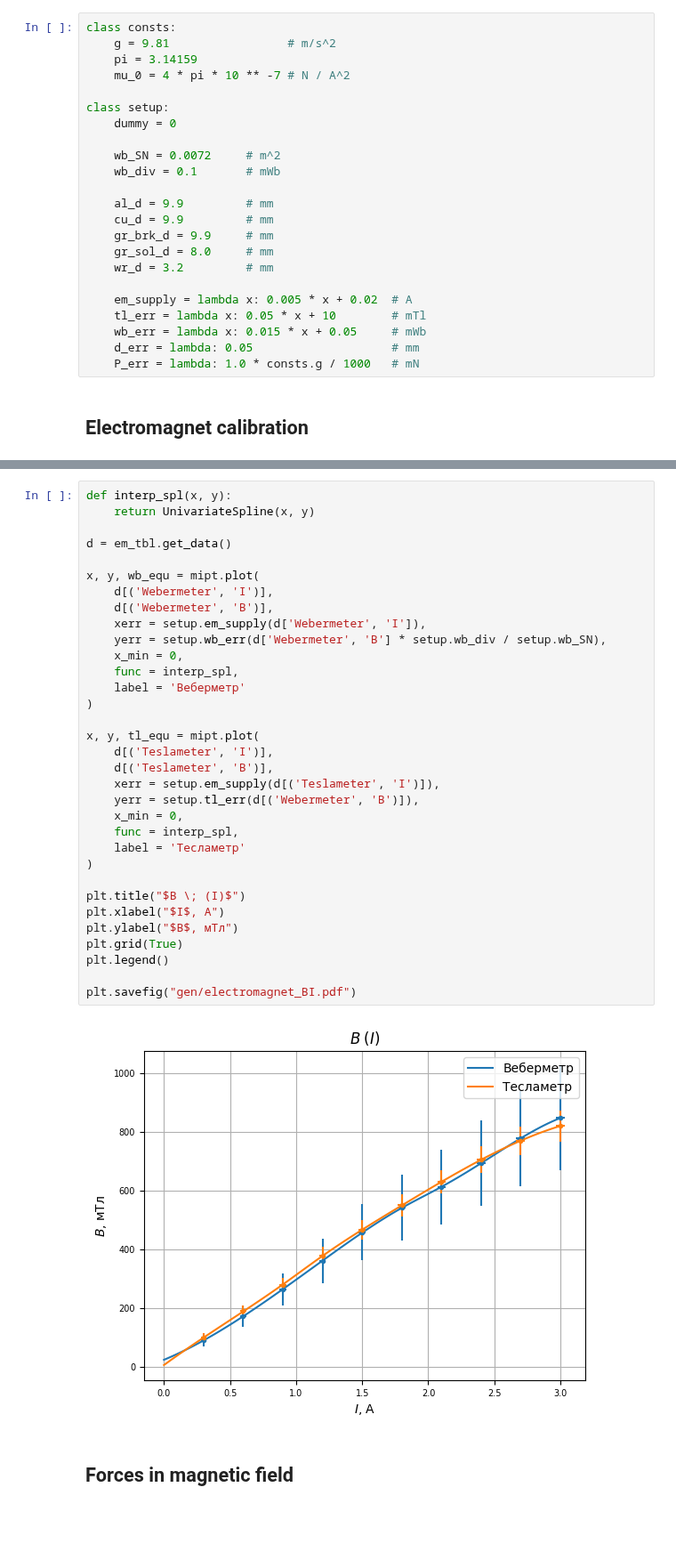
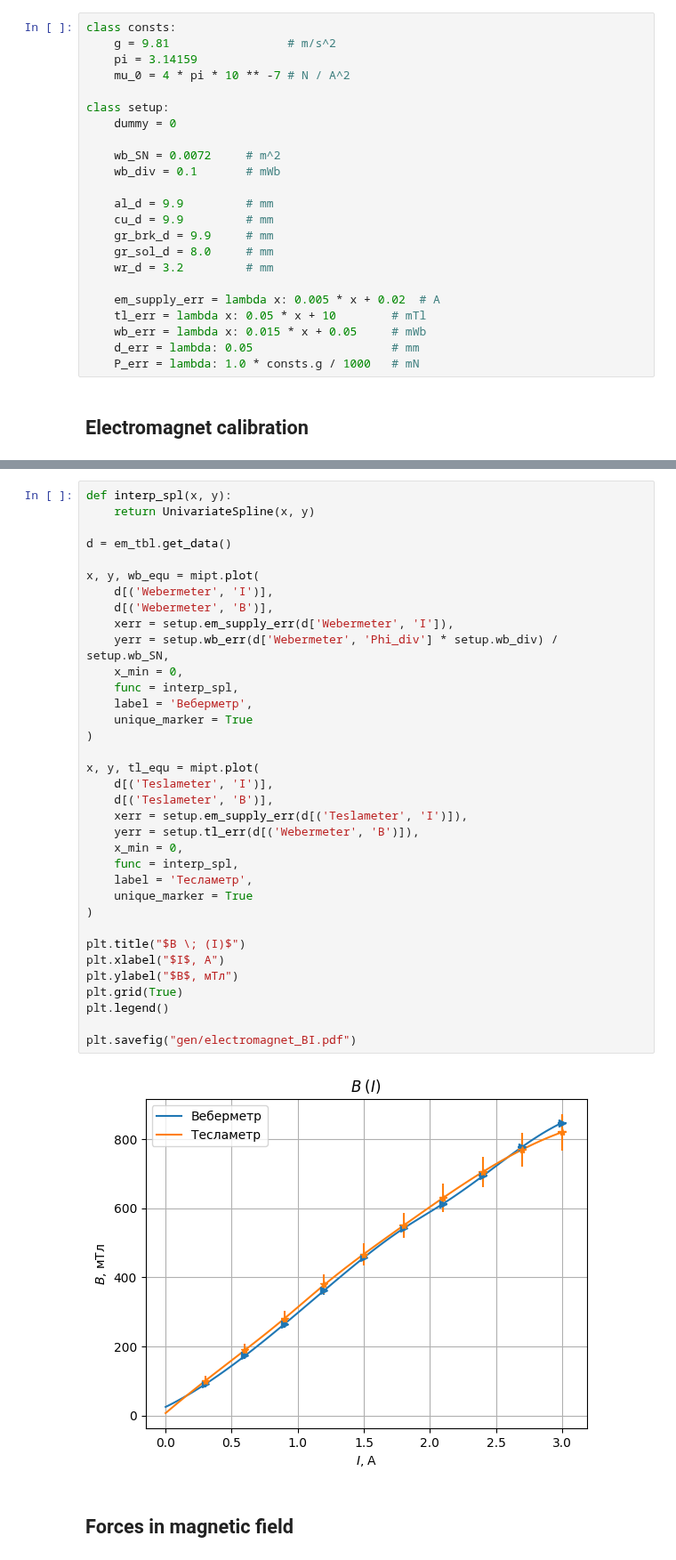
Before and after one commit to futherus/mipt_lab, a Jupyter notebook: 3.4.1/Simankovich/341.ipynb, the cells around one changed output, grey strips where cells are left out. Shown at 89% size. Cells and saved outputs as stored; diff of their text form; blank space fills up the shorter version.

```diff
--- a/3.4.1/Simankovich/341.ipynb
+++ b/3.4.1/Simankovich/341.ipynb
@@ -35,7 +40,7 @@ class setup:
     gr_sol_d = 8.0     # mm
     wr_d = 3.2         # mm
 
-    em_supply = lambda x: 0.005 * x + 0.02  # A
+    em_supply_err = lambda x: 0.005 * x + 0.02  # A
     tl_err = lambda x: 0.05 * x + 10        # mTl
     wb_err = lambda x: 0.015 * x + 0.05     # mWb
     d_err = lambda: 0.05                    # mm
@@ -70,38 +89,40 @@ em_tbl.rename().get_data().style.to_latex('gen/electromagnet.tex')
 # %%
 def interp_spl(x, y):
     return UnivariateSpline(x, y)
 
 d = em_tbl.get_data()
 
 x, y, wb_equ = mipt.plot(
     d[('Webermeter', 'I')],
     d[('Webermeter', 'B')],
-    xerr = setup.em_supply(d['Webermeter', 'I']),
-    yerr = setup.wb_err(d['Webermeter', 'B'] * setup.wb_div / setup.wb_SN),
+    xerr = setup.em_supply_err(d['Webermeter', 'I']),
+    yerr = setup.wb_err(d['Webermeter', 'Phi_div'] * setup.wb_div) / setup.wb_SN,
     x_min = 0,
     func = interp_spl,
-    label = 'Веберметр'
+    label = 'Веберметр',
+    unique_marker = True
 )
 
 x, y, tl_equ = mipt.plot(
     d[('Teslameter', 'I')],
     d[('Teslameter', 'B')],
-    xerr = setup.em_supply(d[('Teslameter', 'I')]),
+    xerr = setup.em_supply_err(d[('Teslameter', 'I')]),
     yerr = setup.tl_err(d[('Webermeter', 'B')]),
     x_min = 0,
     func = interp_spl,
-    label = 'Тесламетр'
+    label = 'Тесламетр',
+    unique_marker = True
 )
 
 plt.title("$B \; (I)$")
 plt.xlabel("$I$, А")
 plt.ylabel("$B$, мТл")
 plt.grid(True)
 plt.legend()
 
 plt.savefig("gen/electromagnet_BI.pdf")
 # %% [output]
-[figure, old version]
+[figure, new version]
 # %% [markdown]
 ## Forces in magnetic field
 # %%
```
Also changed, not shown: parts of 9 cells of this notebook, 19 other files.
